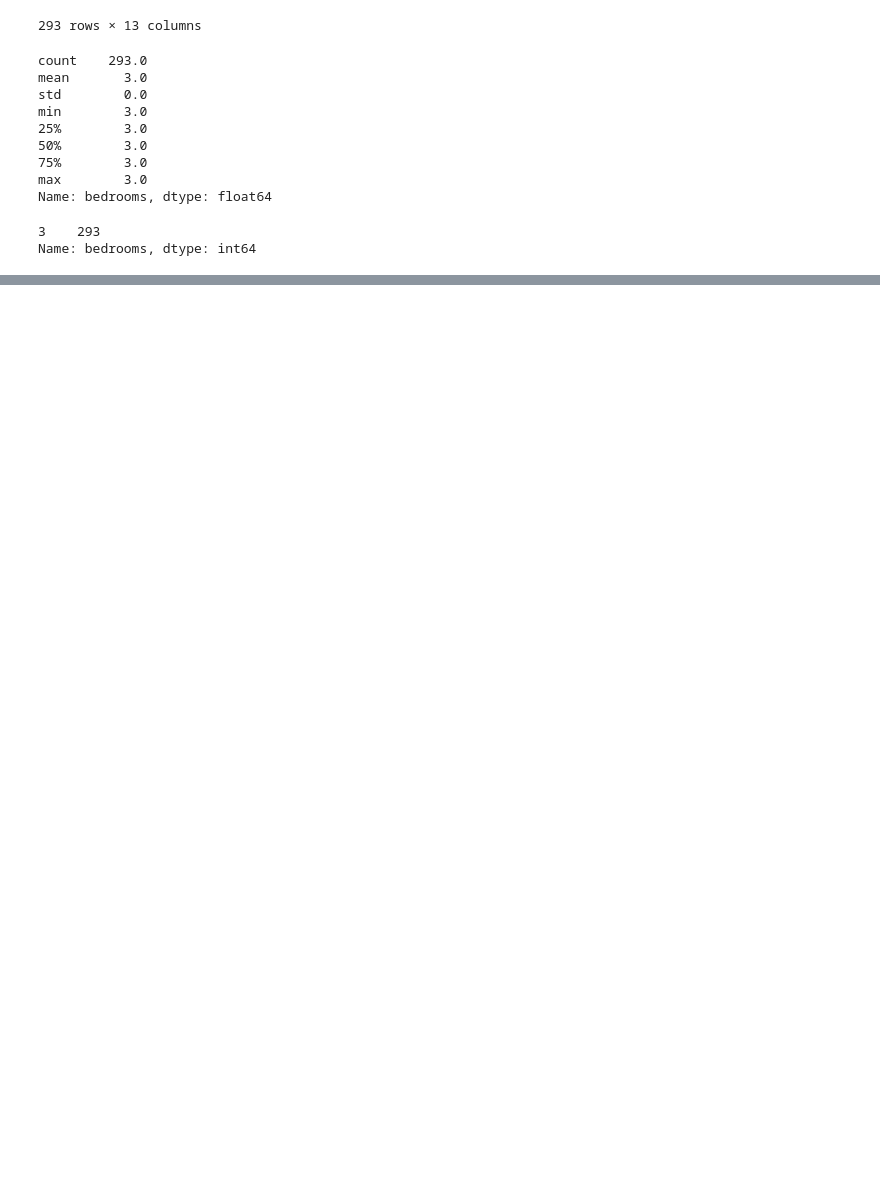
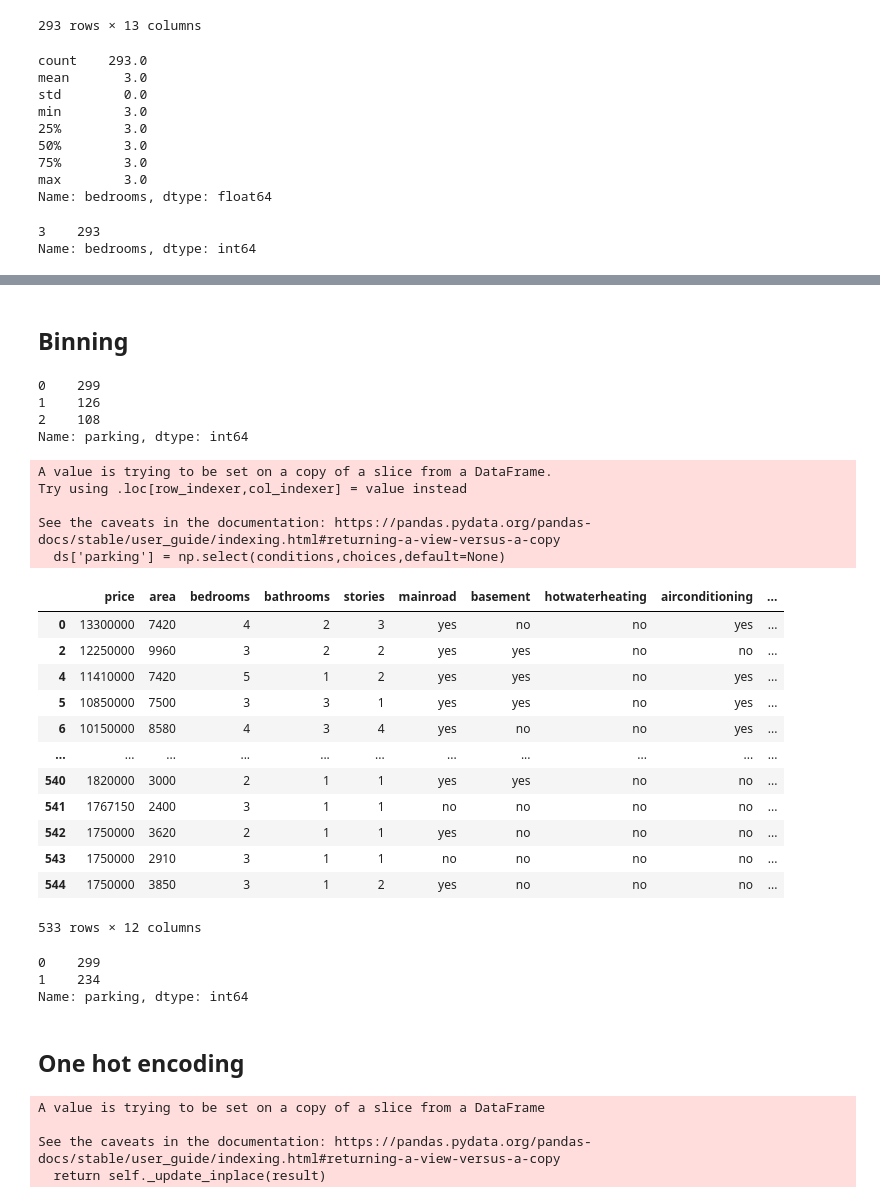
Before and after one commit to hardik-kapadia/ml-notebooks, a Jupyter notebook: Expt 2/exp2.ipynb, the cells around one changed output, grey strips where cells are left out. Cells and saved outputs as stored; diff of their text form; code cells hidden in the pictures; blank space fills up the shorter version.

```diff
--- a/Expt 2/exp2.ipynb
+++ b/Expt 2/exp2.ipynb
@@ -227,0 +212,4 @@ Name: bedrooms, dtype: int64
+# %%
+ds['bedrooms'] = ds['bedrooms'] + ds['guestroom']
+del ds['guestroom']
+ds.head()
@@ -227,0 +228,48 @@ Name: bedrooms, dtype: int64
+# %% [markdown]
+## Binning
+# %%
+ds['parking'].value_counts()
+# %% [output]
+0    299
+1    126
+2    108
+Name: parking, dtype: int64
+# %%
+conditions = [ds['parking'] == 0,ds['parking'] > 0]
+choices = [0,1]
+ds['parking'] = np.select(conditions,choices,default=None)
+ds
+# %% [output]
+A value is trying to be set on a copy of a slice from a DataFrame.
+Try using .loc[row_indexer,col_indexer] = value instead
+
+See the caveats in the documentation: https://pandas.pydata.org/pandas-docs/stable/user_guide/indexing.html#returning-a-view-versus-a-copy
+  ds['parking'] = np.select(conditions,choices,default=None)
+|  | price | area | bedrooms | bathrooms | stories | mainroad | basement | hotwaterheating | airconditioning | ... |
+| 0 | 13300000 | 7420 | 4 | 2 | 3 | yes | no | no | yes | ... |
+| 2 | 12250000 | 9960 | 3 | 2 | 2 | yes | yes | no | no | ... |
+| 4 | 11410000 | 7420 | 5 | 1 | 2 | yes | yes | no | yes | ... |
+| 5 | 10850000 | 7500 | 3 | 3 | 1 | yes | yes | no | yes | ... |
+| 6 | 10150000 | 8580 | 4 | 3 | 4 | yes | no | no | yes | ... |
+| ... | ... | ... | ... | ... | ... | ... | ... | ... | ... | ... |
+| 540 | 1820000 | 3000 | 2 | 1 | 1 | yes | yes | no | no | ... |
+| 541 | 1767150 | 2400 | 3 | 1 | 1 | no | no | no | no | ... |
+| 542 | 1750000 | 3620 | 2 | 1 | 1 | yes | no | no | no | ... |
+| 543 | 1750000 | 2910 | 3 | 1 | 1 | no | no | no | no | ... |
+| 544 | 1750000 | 3850 | 3 | 1 | 2 | yes | no | no | no | ... |
+533 rows × 12 columns
+# %%
+ds['parking'].value_counts()
+# %% [output]
+0    299
+1    234
+Name: parking, dtype: int64
+# %% [markdown]
+## One hot encoding
+# %%
+ds.mainroad.replace(('yes','no'),(1,0),inplace=True)
+# %% [output]
+A value is trying to be set on a copy of a slice from a DataFrame
+
+See the caveats in the documentation: https://pandas.pydata.org/pandas-docs/stable/user_guide/indexing.html#returning-a-view-versus-a-copy
+  return self._update_inplace(result)
```
Also changed, not shown: parts of 21 cells of this notebook.
